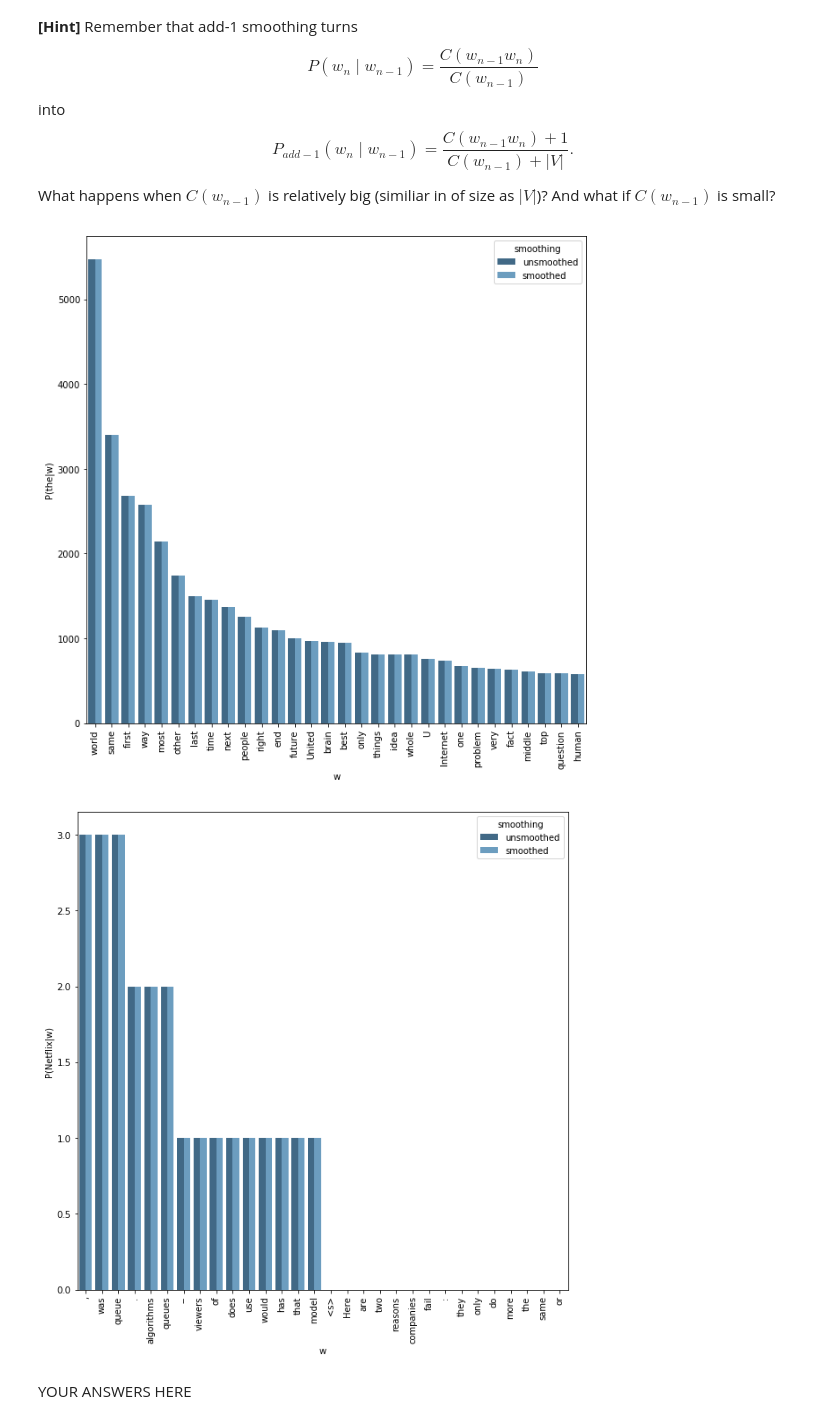
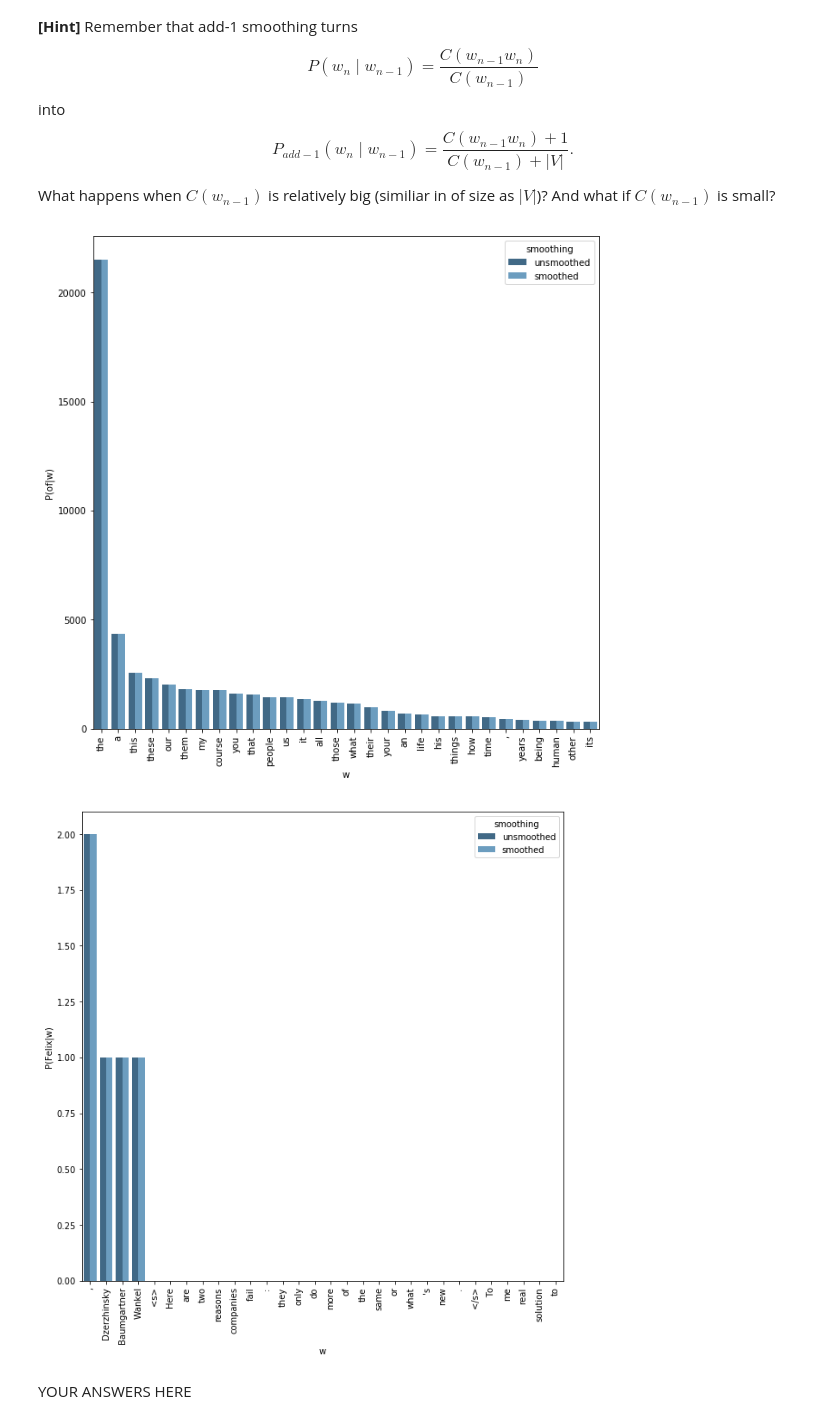
Before and after one commit to gururajraop/NLP1-2017, a Jupyter notebook: lab1/lab1.ipynb, the cells around one changed output. Drawn from its saved outputs; the diff is of its cells as text; code cells hidden in the pictures.

```diff
--- a/lab1/lab1.ipynb
+++ b/lab1/lab1.ipynb
@@ -661,28 +661,28 @@ def plot_bigram_dist(word, bigram, smoothbigram, k=30):
     g = sns.barplot(ax=ax, x="w", y="P({}|w)".format(word), hue="smoothing",
                     data=w_data, palette="Blues_d")
 # %%
-frequent_word = "the"
-infrequent_word = "Netflix"
+frequent_word = "of"
+infrequent_word = "Felix"
 
 unsmoothed_bigram, unigram = train_ngram(data, N=2)
 smoothed_bigram, _ = train_ngram(data, N=2, k=1)
 
 # Adjust dict keys to fit above function
 unsmoothed_bigram = {
     history[0]: probs for history, probs in unsmoothed_bigram.items()
 }
 smoothed_bigram = {
     history[0]: probs for history, probs in smoothed_bigram.items()
 }
 # Generate smoothed probabilities
 for word in unigram.keys():
     smoothed_bigram[infrequent_word][word]
 
 plot_bigram_dist(frequent_word, unsmoothed_bigram, smoothed_bigram)
 plot_bigram_dist(infrequent_word, unsmoothed_bigram, smoothed_bigram)
 # %% [output]
-[figure, old version]
+[figure, new version]
-[figure, old version]
+[figure, new version]
 # %% [markdown]
 YOUR ANSWERS HERE
 # %% [markdown]
```
Also changed, not shown: parts of 4 cells of this notebook.
